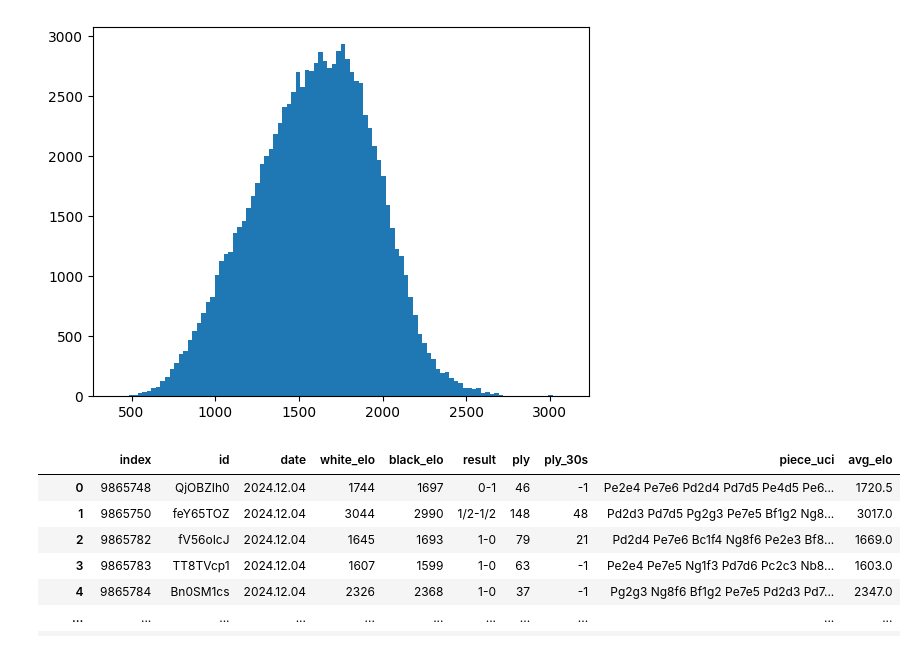
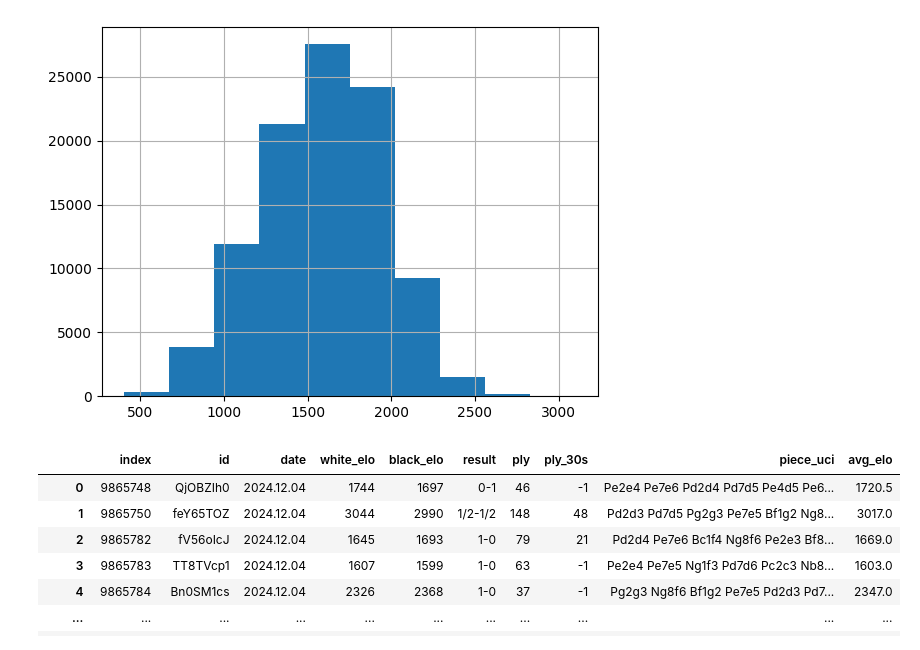
Before and after one commit to Kamil2601/nanoGPT-chess, a Jupyter notebook: test_elo_vs_no_elo.ipynb, the cells around one changed output. Drawn from its saved outputs; the diff is of its cells as text; code cells hidden in the pictures.

```diff
--- a/test_elo_vs_no_elo.ipynb
+++ b/test_elo_vs_no_elo.ipynb
@@ -9,7 +10,8 @@ import torch
 # %%
 headers = ["index", "id", "date", "white_elo", "black_elo", "result", "ply", "ply_30s", "piece_uci"]
 
-df = pd.read_csv("./data/csv/test.csv", delimiter=";", header=None, names=headers)
+df = pd.read_csv("./data/csv/train.csv", delimiter=";", header=None, names=headers)
 
 avg_elo = (df["white_elo"] + df["black_elo"]) / 2
 df["avg_elo"] = avg_elo
+df
@@ -16,8 +68,9 @@ df["avg_elo"] = avg_elo
 # %%
-plt.hist(df.avg_elo, bins=100)
+plt.hist(df.avg_elo, bins=10)
+plt.grid()
 plt.show()
 # %% [output]
-[figure, old version]
+[figure, new version]
 # %%
 # df = df[df.avg_elo > 2500]
 # %%
```
Also changed, not shown: parts of 3 cells of this notebook, 4 other files.
